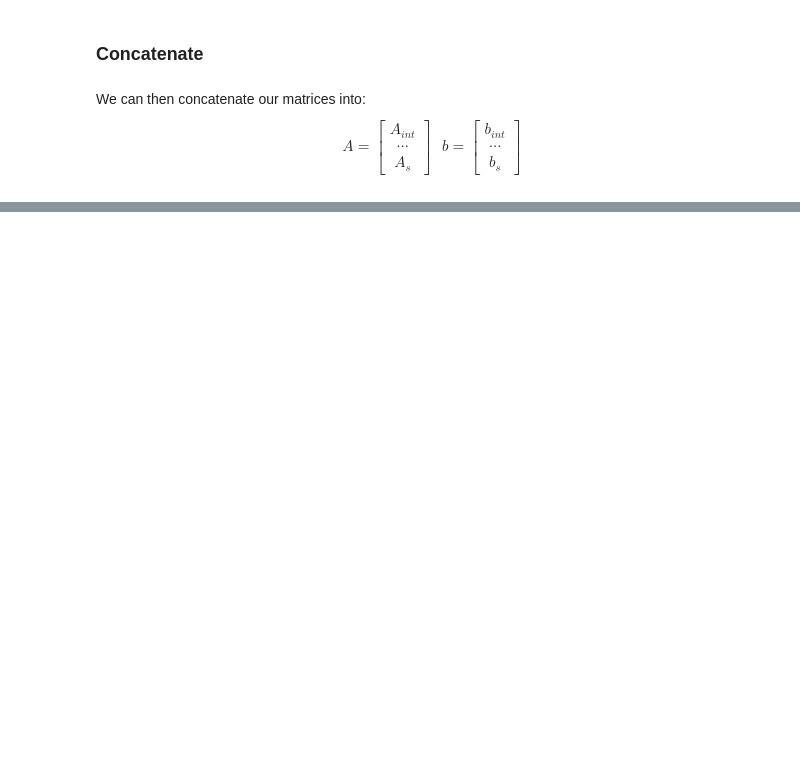
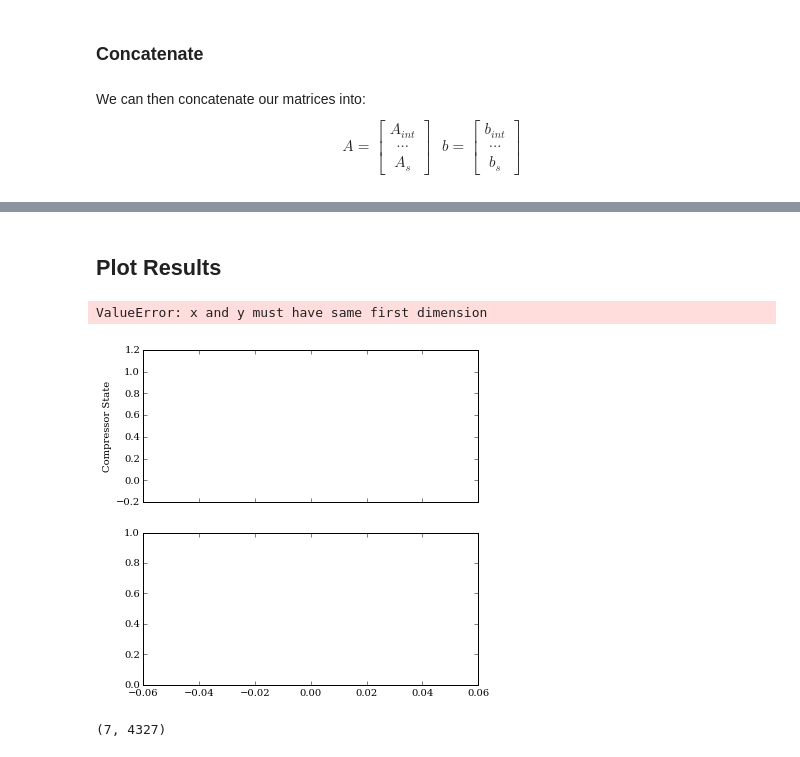
Before and after one commit to mroeschke/Fridge-Project, a Jupyter notebook: Optimization_Notes.ipynb, the cells around one changed output, grey strips where cells are left out. Saved outputs shown, nothing was run; the diff lists cells and outputs as text; code cells hidden in the pictures; blank space fills up the shorter version.

```diff
--- a/Optimization_Notes.ipynb
+++ b/Optimization_Notes.ipynb
@@ -148,6 +267,15 @@ b_{eq,soda} =
     0\\
 \end{bmatrix}
 $$
+# %%
+# Soda Dynamics
+A_eq_soda = np.zeros((N,total_states))
+b_eq_soda = np.zeros((N,1))
+
+for i in range(N):
+    A_eq_soda[i,Tf_index + i] = A_disc[0,1]
+    A_eq_soda[i,Ts_index + i] = A_disc[0,0]
+    A_eq_soda[i,Ts_index + 1 + i] = -1
 # %% [markdown]
 ### Fridge Temp Dynamics
 # %% [markdown]
@@ -262,6 +377,10 @@ b_{eq} =
     b_{eq,0}
 \end{bmatrix}
 $$
+# %%
+# Concatenate
+A_eq = np.concatenate((A_eq_soda,A_eq_fridge,A_eq_init),axis = 0)
+b_eq = np.concatenate((b_eq_soda,b_eq_fridge,b_eq_init),axis = 0)
 # %% [markdown]
 ## Inequality Constraint Formulation
 # %% [markdown]
@@ -343,3 +504,8 @@ b =
     b_s
 \end{bmatrix}
 $$
+# %%
+# Concatenate
+
+A = np.concatenate((A_compressor_highbound,A_compressor_lowbound,A_soda_schedule_highbound,A_soda_schedule_lowbound),axis = 0)
+b = np.concatenate((b_compressor_highbound,b_compressor_lowbound,b_soda_schedule_highbound,b_soda_schedule_lowbound),axis = 0)
@@ -345,0 +514,7 @@ $$
+# %%
+intVars = range(s_states)
+ub = np.inf*np.ones((total_states))
+ub[intVars] = 1
+
+p = opt.MILP(f=RS, A=A, b=b, Aeq=A_eq, beq=b_eq, ub=ub, intVars=intVars, goal='min')
+r = p.solve('lpSolve')
@@ -345,0 +532,29 @@ $$
+# %% [markdown]
+## Plot Results
+# %%
+# Resultant States
+compressor_opt = r.xf[:s_states]
+Tf_opt = r.xf[s_states:s_states + Tf_states]
+Ts_opt = r.xf[s_states + Tf_states:]
+
+fig, (axis) = plt.subplots(2,1, sharex=True)
+fig.set_size_inches(6,6)
+t_0 = range(len(compressor_opt))
+axis[0].plot(t_0,compressor_opt,'b-')
+axis[0].set_ylabel('Compressor State')
+axis[0].set_ylim(-.2,1.2)
+
+t_1 = range(len(Ts_opt))
+axis[1].plot(t_1,Ts_opt,'r-',t_1,b_soda_schedule_highbound,'b--',t_1,b_soda_schedule_lowbound,'b--')
+axis[1].set_ylabel('Soda Temperature [Celcuis]')
+axis[1].plot([], [], 'k-', label=r'Temperature Schedule', linewidth=10, alpha=0.1) ## Dummy plot for legend
+axis[1].legendlegend(fontsize=10)
+
+plt.show()
+# %% [output]
+ValueError: x and y must have same first dimension
+[figure, added]
+# %%
+np.shape(A_eq_init)
+# %% [output]
+(7, 4327)
```
Also changed, not shown: parts of 32 cells of this notebook.
